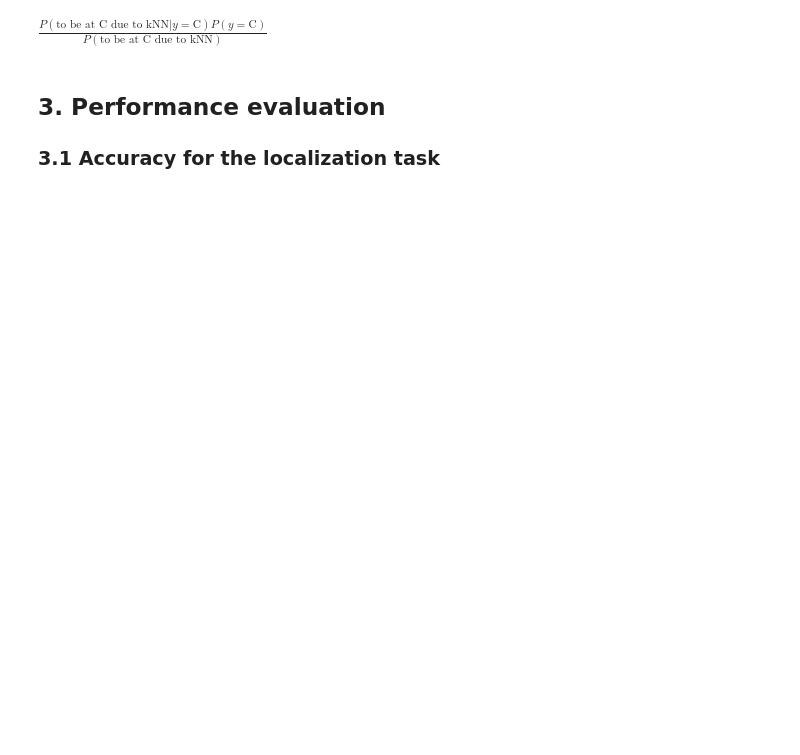
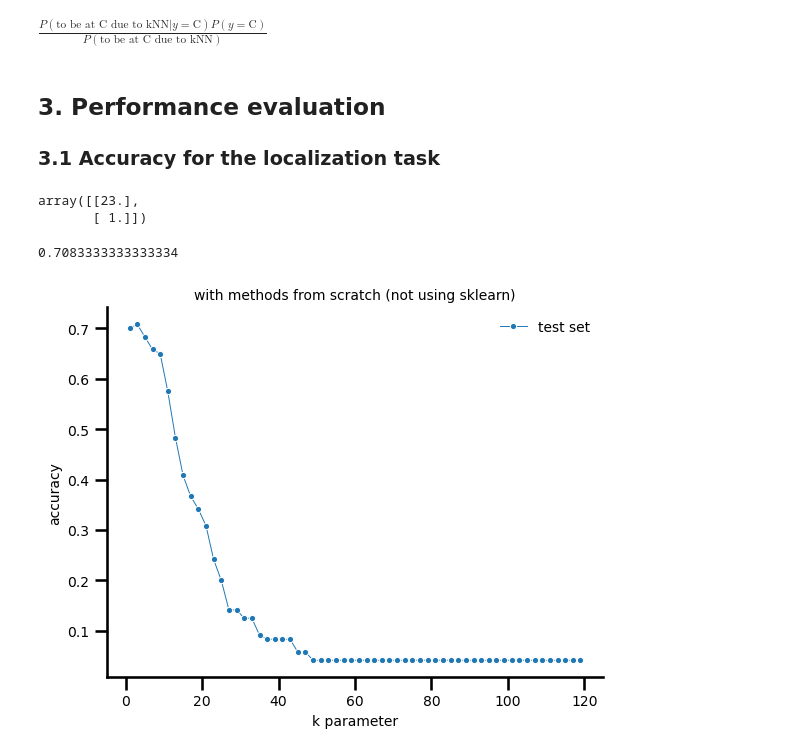
Before and after one commit to arnestc/StatisticalLearning, a Jupyter notebook: notebooks/03-user-localization-v2.ipynb, the cells around one changed output. Saved outputs shown, nothing was run; the diff lists cells and outputs as text; code cells hidden in the pictures; blank space fills up the shorter version.

Commit message:
test set accuracy

```diff
--- a/notebooks/03-user-localization-v2.ipynb
+++ b/notebooks/03-user-localization-v2.ipynb
@@ -212,0 +213,48 @@ def knn(train_data:np.ndarray, test_data:np.ndarray, k=3:int, prog_bar=False:boo
+# %%
+def labels_knn(infer_labels):
+    M = len(infer_labels)
+    labels = np.zeros(M, dtype=int)
+    for i in tqdm(range(M), colour='green', disable=False):
+        vals, freqs = infer_labels[i][0], infer_labels[i][1]
+        l = vals[np.argmax(freqs)]
+        labels[i] = l
+    return labels
+# %%
+infer_labels = knn(train_data, test_data, k=3, prog_bar=False)
+# %%
+infer_labels[0]
+# %% [output]
+array([[23.],
+       [ 1.]])
+# %%
+np.sum(labels_knn(infer_labels) == test_data[:, -1]) / len(test_data)
+# %% [output]
+0.7083333333333334
+# %%
+k_max = 120
+k_vals = np.arange(1, k_max, 2)
+accuracy = []
+
+for k in tqdm(k_vals, colour='green'):
+    infer_labels = knn(train_data, test_data, k=k, prog_bar=True)
+    a = np.sum(labels_knn(infer_labels) == test_data[:, -1]) / len(test_data)
+    accuracy.append(a)
+# %%
+fig, ax = plt.subplots()
+
+sns.lineplot(
+    x=k_vals, y=accuracy,
+    ax=ax,
+    marker='.',
+    lw=0.7,
+    label=f"test set"
+    )
+
+ax.legend(framealpha=0)
+ax.set_ylabel("accuracy")
+ax.set_xlabel("k parameter")
+ax.set_title("with methods from scratch (not using sklearn)")
+
+sns.despine(right=True)
+# %% [output]
+[figure, added]
```
Also changed, not shown: parts of 3 cells of this notebook.
